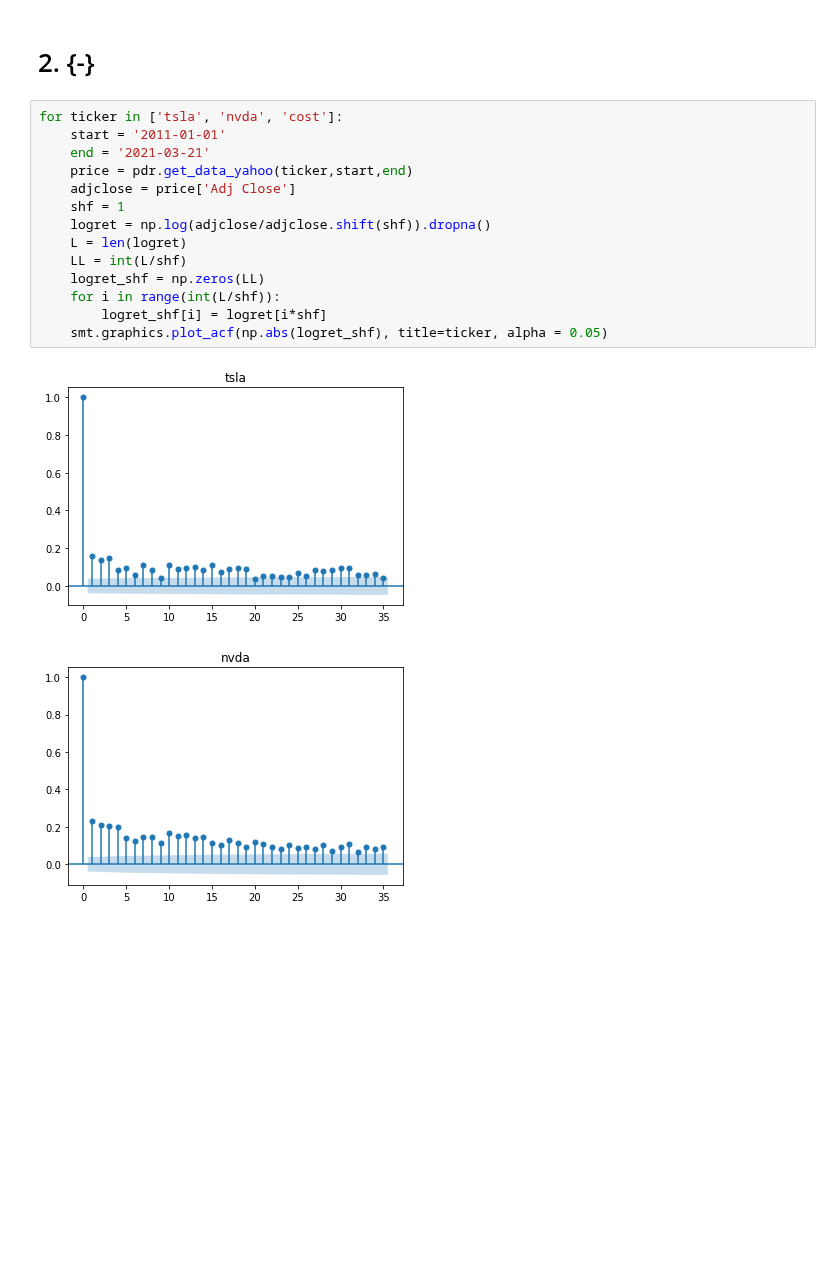
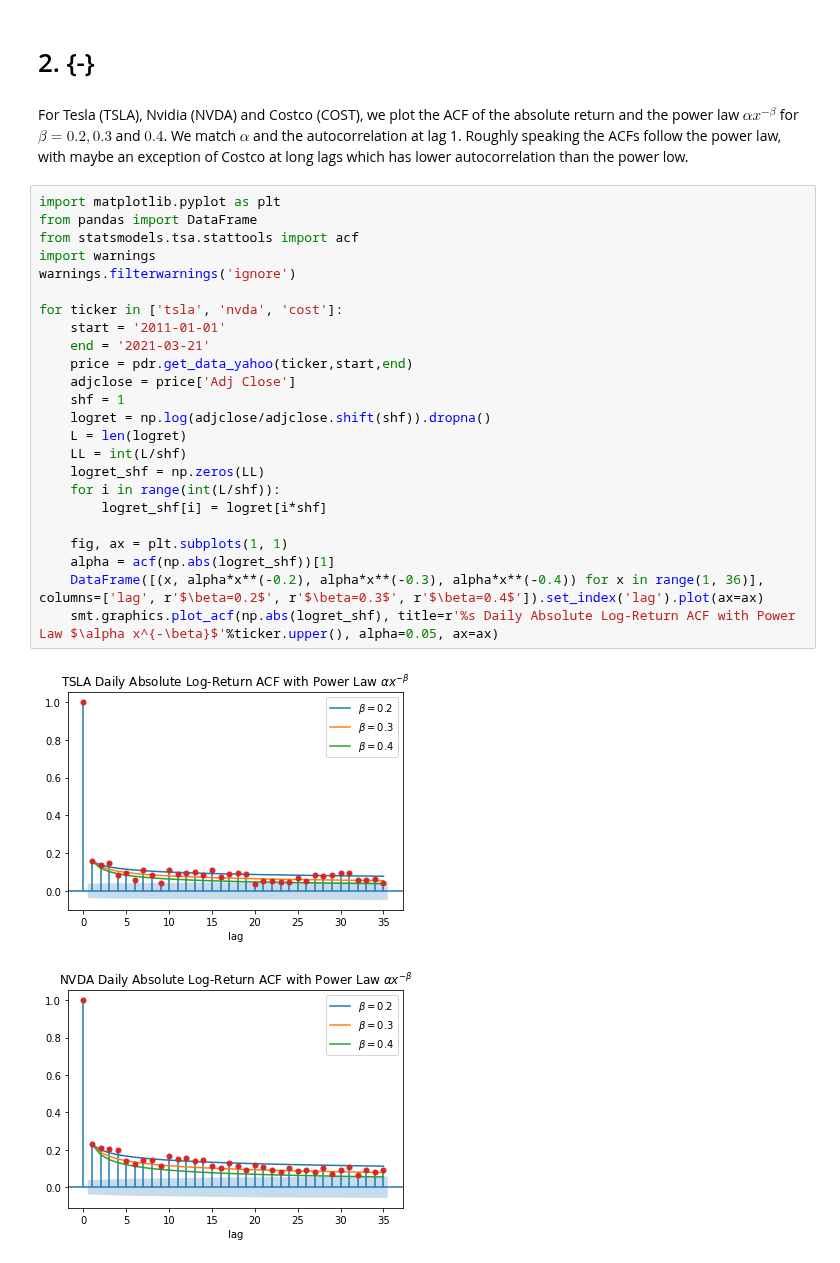
Before and after one commit to beginnerSC/mscf_hw_spring, a Jupyter notebook: TS/Homework #1.ipynb, the cells around one changed output. Drawn from its saved outputs; the diff is of its cells as text; blank space fills up the shorter version.

```diff
--- a/TS/Homework #1.ipynb
+++ b/TS/Homework #1.ipynb
@@ -103,20 +100,32 @@ for ticker in ['aapl', 'pfe', 'gme', 'btc-usd']:
 [figure]
 # %% [markdown]
 # 2. {-}
+# %% [markdown]
+For Tesla (TSLA), Nvidia (NVDA) and Costco (COST), we plot the ACF of the absolute return and the power law $\alpha x^{-\beta}$ for $\beta =0.2, 0.3$ and $0.4$. We match $\alpha$ and the autocorrelation at lag 1. Roughly speaking the ACFs follow the power law, with maybe an exception of Costco at long lags which has lower autocorrelation than the power low.
 # %%
+import matplotlib.pyplot as plt
+from pandas import DataFrame
+from statsmodels.tsa.stattools import acf
+import warnings
+warnings.filterwarnings('ignore')
+
 for ticker in ['tsla', 'nvda', 'cost']:
     start = '2011-01-01'
     end = '2021-03-21'
     price = pdr.get_data_yahoo(ticker,start,end)
     adjclose = price['Adj Close']
     shf = 1
     logret = np.log(adjclose/adjclose.shift(shf)).dropna()
     L = len(logret)
     LL = int(L/shf)
     logret_shf = np.zeros(LL)
     for i in range(int(L/shf)):
         logret_shf[i] = logret[i*shf]
-    smt.graphics.plot_acf(np.abs(logret_shf), title=ticker, alpha = 0.05)
+
+    fig, ax = plt.subplots(1, 1)
+    alpha = acf(np.abs(logret_shf))[1]
+    DataFrame([(x, alpha*x**(-0.2), alpha*x**(-0.3), alpha*x**(-0.4)) for x in range(1, 36)], columns=['lag', r'$\beta=0.2$', r'$\beta=0.3$', r'$\beta=0.4$']).set_index('lag').plot(ax=ax)
+    smt.graphics.plot_acf(np.abs(logret_shf), title=r'%s Daily Absolute Log-Return ACF with Power Law $\alpha x^{-\beta}$'%ticker.upper(), alpha=0.05, ax=ax)
 # %% [output]
-[figure, old version]
+[figure, new version]
-[figure, old version]
+[figure, new version]
```
Also changed, not shown: parts of 2 cells of this notebook.
